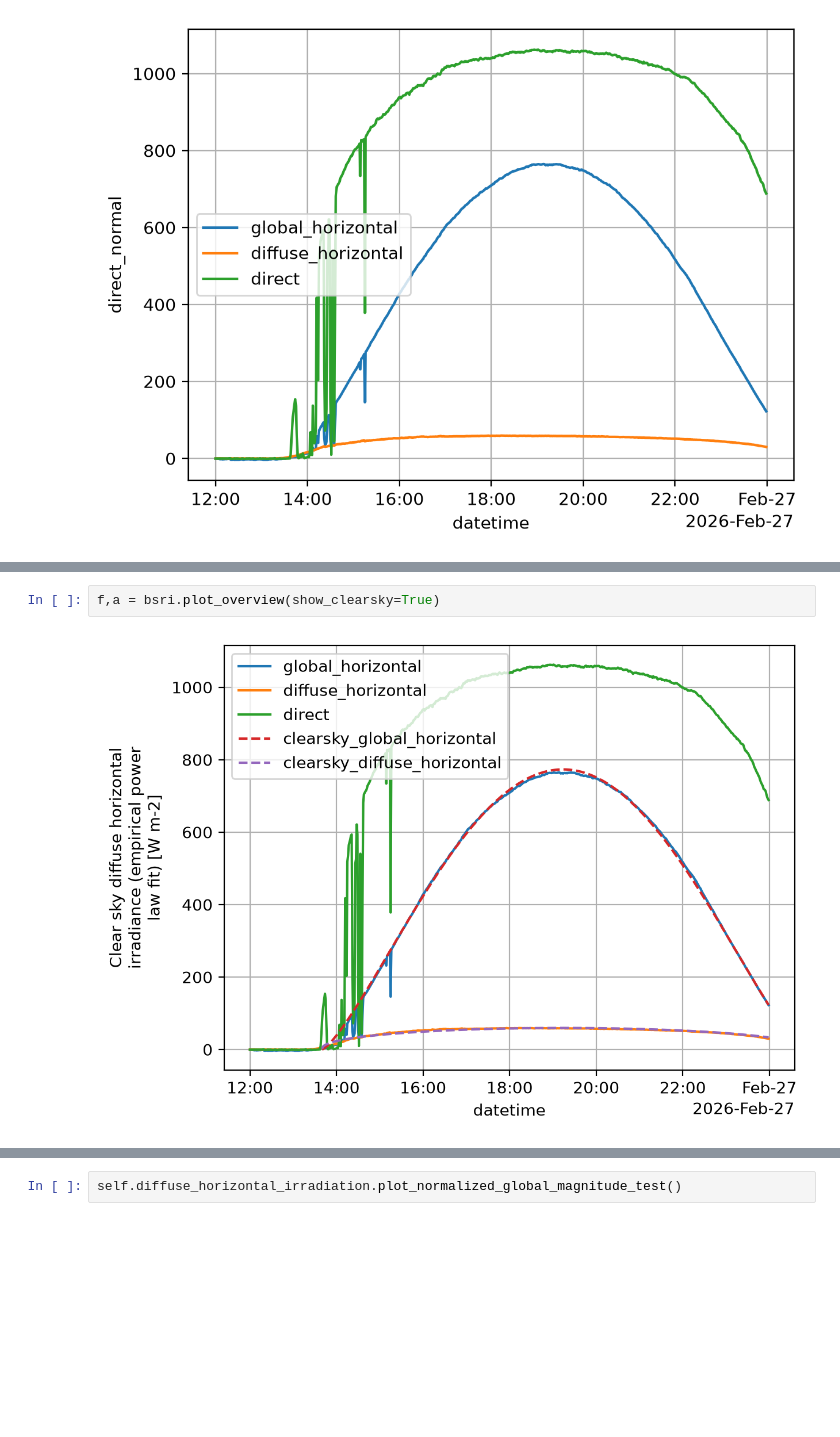
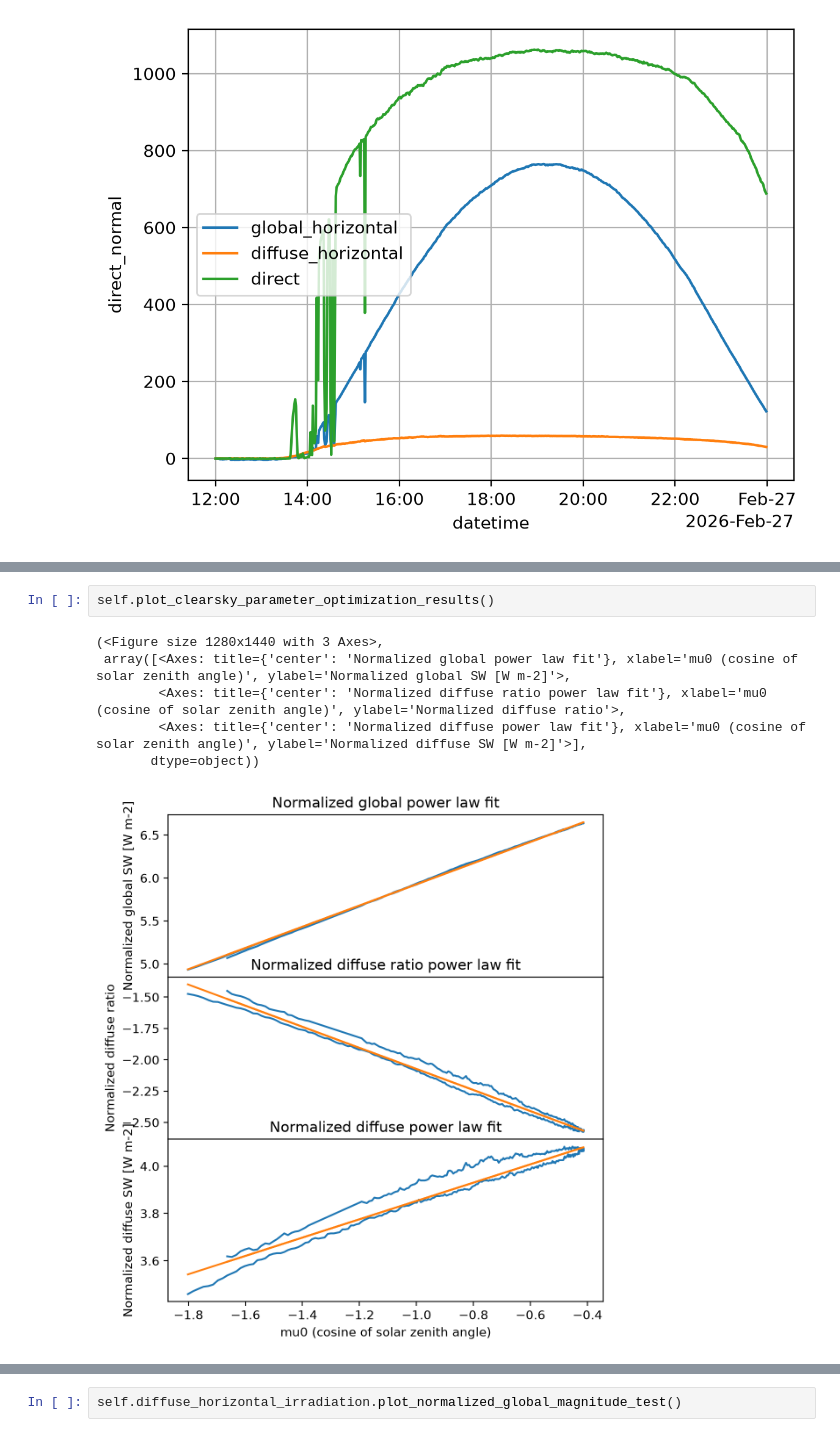
Before and after one commit to hagne/atm-py, a Jupyter notebook: examples/radiation/radflux/radflux.ipynb, the cells around one changed output, grey strips where cells are left out. Cells and saved outputs as stored; diff of their text form; blank space fills up the shorter version.

```diff
--- a/examples/radiation/radflux/radflux.ipynb
+++ b/examples/radiation/radflux/radflux.ipynb
@@ -146,4 +139,9 @@ Running normalized global magnitude test
-# %%
-f,a = bsri.plot_overview(show_clearsky=True)
-# %% [output]
-[figure, removed]
+# %%
+self.plot_clearsky_parameter_optimization_results()
+# %% [output]
+(<Figure size 1280x1440 with 3 Axes>,
+ array([<Axes: title={'center': 'Normalized global power law fit'}, xlabel='mu0 (cosine of solar zenith angle)', ylabel='Normalized global SW [W m-2]'>,
+        <Axes: title={'center': 'Normalized diffuse ratio power law fit'}, xlabel='mu0 (cosine of solar zenith angle)', ylabel='Normalized diffuse ratio'>,
+        <Axes: title={'center': 'Normalized diffuse power law fit'}, xlabel='mu0 (cosine of solar zenith angle)', ylabel='Normalized diffuse SW [W m-2]'>],
+       dtype=object))
+[figure, added]
```
Also changed, not shown: parts of 14 cells of this notebook, 2 other files.
